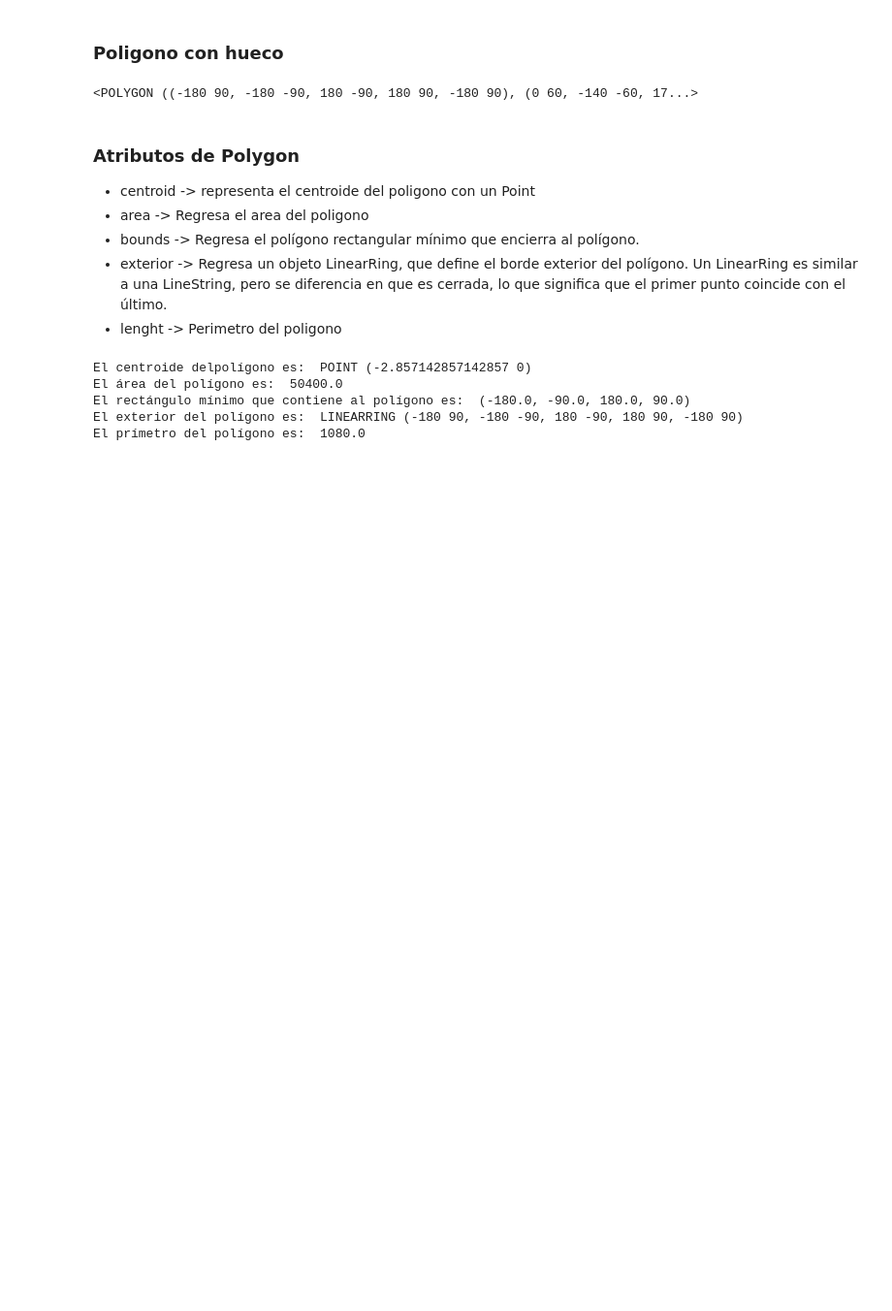
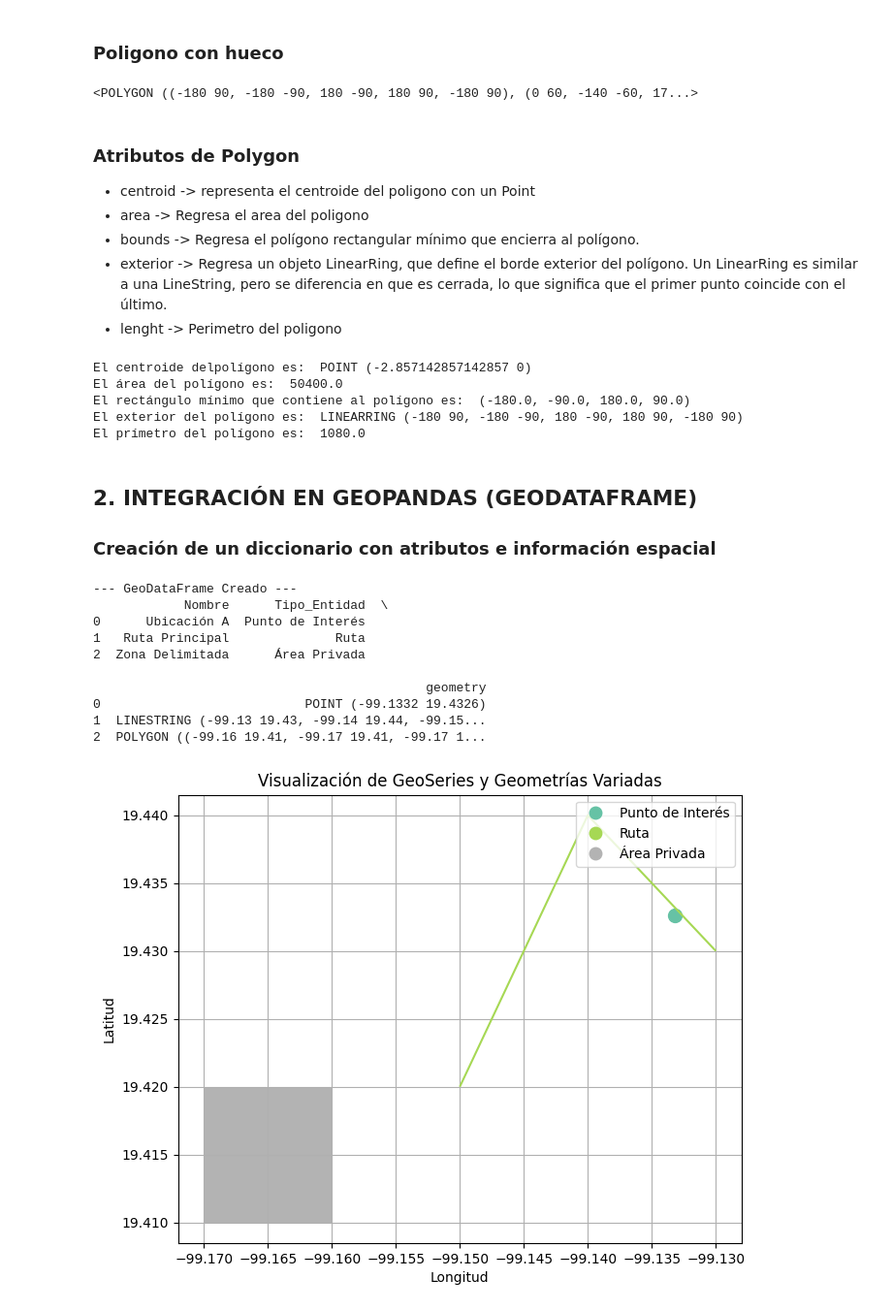
Before and after one commit to Diegorem/Diplomado-Data-Science, a Jupyter notebook: 9. Analisis de datos Geoespaciales/1. GeoPandas Basico.ipynb, the cells around one changed output. Shown at 97% size. Drawn from its saved outputs; the diff is of its cells as text; code cells hidden in the pictures; blank space fills up the shorter version.

```diff
--- a/9. Analisis de datos Geoespaciales/1. GeoPandas Basico.ipynb
+++ b/9. Analisis de datos Geoespaciales/1. GeoPandas Basico.ipynb
@@ -121,3 +121,55 @@ El área del polígono es:  50400.0
 El rectángulo mínimo que contiene al polígono es:  (-180.0, -90.0, 180.0, 90.0)
 El exterior del polígono es:  LINEARRING (-180 90, -180 -90, 180 -90, 180 90, -180 90)
 El prímetro del polígono es:  1080.0
+# %% [markdown]
+
+## 2. INTEGRACIÓN EN GEOPANDAS (GEODATAFRAME)
+
+
+### Creación de un diccionario con atributos e información espacial
+# %%
+import geopandas as gpd
+import matplotlib.pyplot as plt
+from shapely.geometry import LineString, MultiPolygon, Point, Polygon
+
+datos_espaciales = {
+    'Nombre': ['Ubicación A', 'Ruta Principal', 'Zona Delimitada'],
+    'Tipo_Entidad': ['Punto de Interés', 'Ruta', 'Área Privada'],
+    'geometry': [
+        Point(-99.1332, 19.4326),  # Ejemplo: CDMX
+        LineString([(-99.13, 19.43), (-99.14, 19.44), (-99.15, 19.42)]),
+        Polygon([
+            (-99.16, 19.41),
+            (-99.17, 19.41),
+            (-99.17, 19.42),
+            (-99.16, 19.42),
+        ]),
+    ],
+}
+
+# Crear el GeoDataFrame
+gdf = gpd.GeoDataFrame(datos_espaciales, crs='EPSG:4326')
+
+print('\n--- GeoDataFrame Creado ---')
+print(gdf[['Nombre', 'Tipo_Entidad', 'geometry']])
+
+# Visualización rápida
+fig, ax = plt.subplots(figsize=(8, 6))
+gdf.plot(ax=ax, column='Tipo_Entidad', legend=True, cmap='Set2', markersize=100)
+plt.title('Visualización de GeoSeries y Geometrías Variadas')
+plt.xlabel('Longitud')
+plt.ylabel('Latitud')
+plt.grid(True)
+plt.show()
+# %% [output]
+--- GeoDataFrame Creado ---
+            Nombre      Tipo_Entidad  \
+0      Ubicación A  Punto de Interés
+1   Ruta Principal              Ruta
+2  Zona Delimitada      Área Privada
+
+                                            geometry
+0                           POINT (-99.1332 19.4326)
+1  LINESTRING (-99.13 19.43, -99.14 19.44, -99.15...
+2  POLYGON ((-99.16 19.41, -99.17 19.41, -99.17 1...
+[figure, added]
```
Also changed, not shown: 13 other files.
